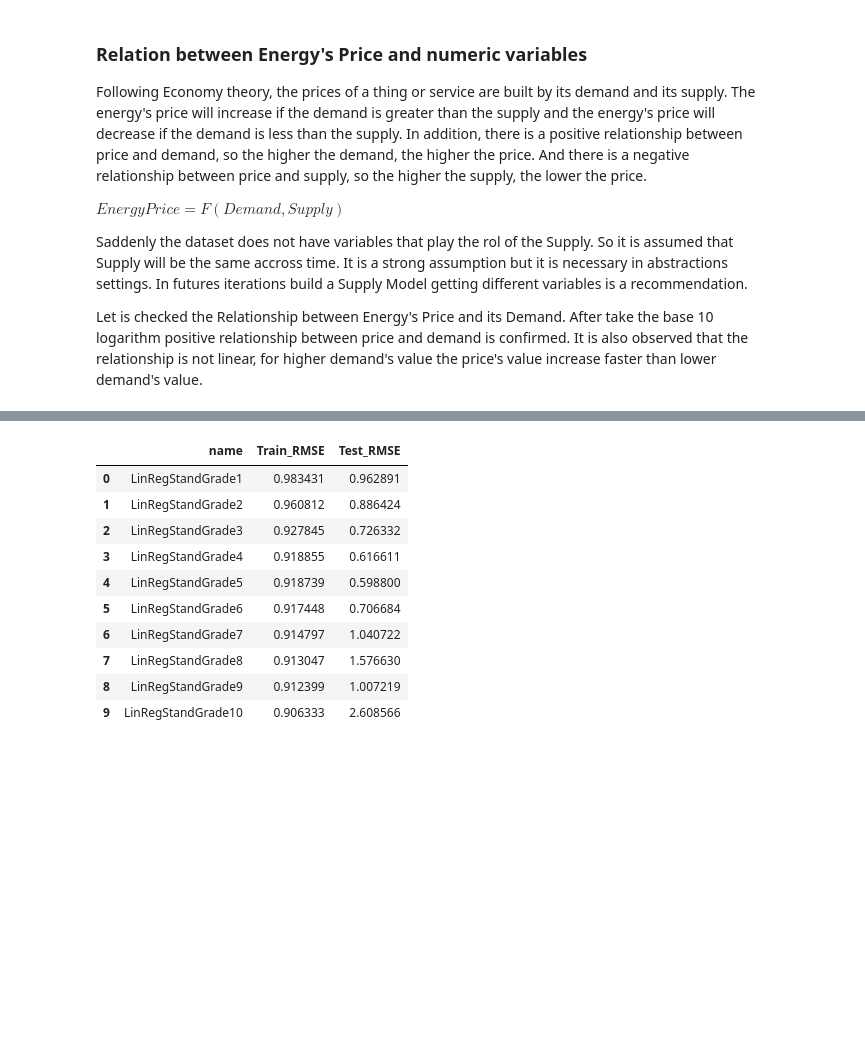
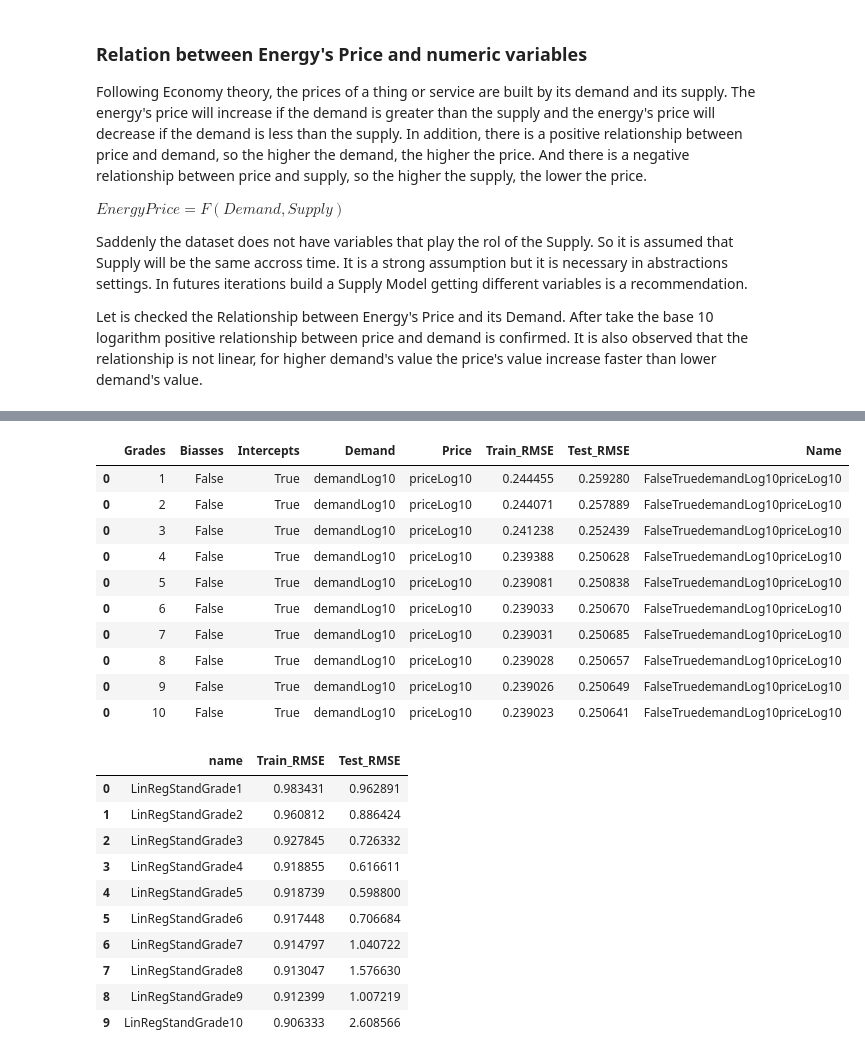
Before and after one commit to shlondon/ElectricityMarket-DataCamp, a Jupyter notebook: ElectricityMarket.ipynb, the cells around one changed output, grey strips where cells are left out. Drawn from its saved outputs; the diff is of its cells as text; code cells hidden in the pictures; blank space fills up the shorter version.

```diff
--- a/ElectricityMarket.ipynb
+++ b/ElectricityMarket.ipynb
@@ -380,3 +396,18 @@ Models fitted
+# %%
+# Watching Test_RMSE values of model with Demand = demandLog10, Price = priceLog10, Biasses = False and Intercept = True by all grades
+models[(models.Demand == 'demandLog10') & (models.Price == 'priceLog10') & (models.Biasses == False) & (models.Intercepts == True)]
+# %% [output]
+|  | Grades | Biasses | Intercepts | Demand | Price | Train_RMSE | Test_RMSE | Name |
+| 0 | 1 | False | True | demandLog10 | priceLog10 | 0.244455 | 0.259280 | FalseTruedemandLog10priceLog10 |
+| 0 | 2 | False | True | demandLog10 | priceLog10 | 0.244071 | 0.257889 | FalseTruedemandLog10priceLog10 |
+| 0 | 3 | False | True | demandLog10 | priceLog10 | 0.241238 | 0.252439 | FalseTruedemandLog10priceLog10 |
+| 0 | 4 | False | True | demandLog10 | priceLog10 | 0.239388 | 0.250628 | FalseTruedemandLog10priceLog10 |
+| 0 | 5 | False | True | demandLog10 | priceLog10 | 0.239081 | 0.250838 | FalseTruedemandLog10priceLog10 |
+| 0 | 6 | False | True | demandLog10 | priceLog10 | 0.239033 | 0.250670 | FalseTruedemandLog10priceLog10 |
+| 0 | 7 | False | True | demandLog10 | priceLog10 | 0.239031 | 0.250685 | FalseTruedemandLog10priceLog10 |
+| 0 | 8 | False | True | demandLog10 | priceLog10 | 0.239028 | 0.250657 | FalseTruedemandLog10priceLog10 |
+| 0 | 9 | False | True | demandLog10 | priceLog10 | 0.239026 | 0.250649 | FalseTruedemandLog10priceLog10 |
+| 0 | 10 | False | True | demandLog10 | priceLog10 | 0.239023 | 0.250641 | FalseTruedemandLog10priceLog10 |
 # %%
 # Using function
 
```
Also changed, not shown: parts of 5 cells of this notebook.
